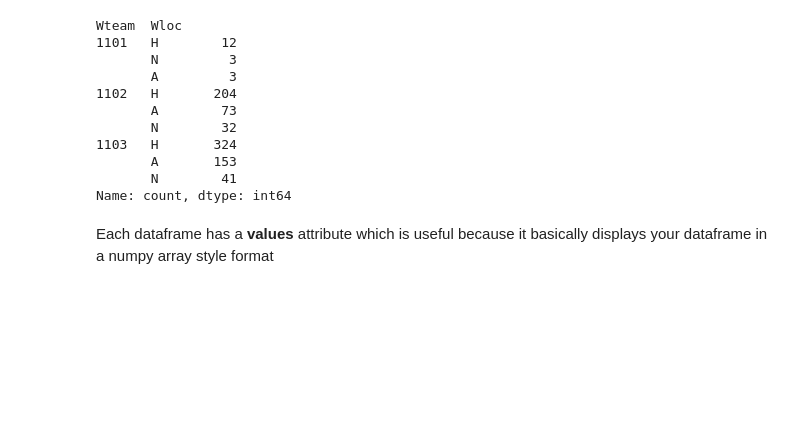
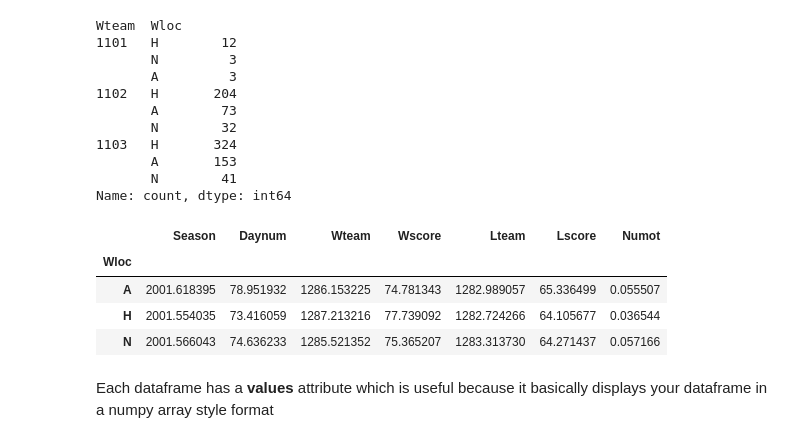
Before and after one commit to LOUDINISouad/DataScience101, a Jupyter notebook: basics/Pandas Basics.ipynb, the cells around one changed output. Cells and saved outputs as stored; diff of their text form; code cells hidden in the pictures; blank space fills up the shorter version.

```diff
--- a/basics/Pandas Basics.ipynb
+++ b/basics/Pandas Basics.ipynb
@@ -264,6 +320,14 @@ Wteam  Wloc
        A       153
        N        41
 Name: count, dtype: int64
+# %%
+df.groupby('Wloc').mean().head()
+# %% [output]
+|  | Season | Daynum | Wteam | Wscore | Lteam | Lscore | Numot |
+| Wloc |  |  |  |  |  |  |  |
+| A | 2001.618395 | 78.951932 | 1286.153225 | 74.781343 | 1282.989057 | 65.336499 | 0.055507 |
+| H | 2001.554035 | 73.416059 | 1287.213216 | 77.739092 | 1282.724266 | 64.105677 | 0.036544 |
+| N | 2001.566043 | 74.636233 | 1285.521352 | 75.365207 | 1283.313730 | 64.271437 | 0.057166 |
 # %% [markdown]
 Each dataframe has a **values** attribute which is useful because it basically displays your dataframe in a numpy array style format
 # %%
```
Also changed, not shown: parts of 25 cells of this notebook, 1 other file.
